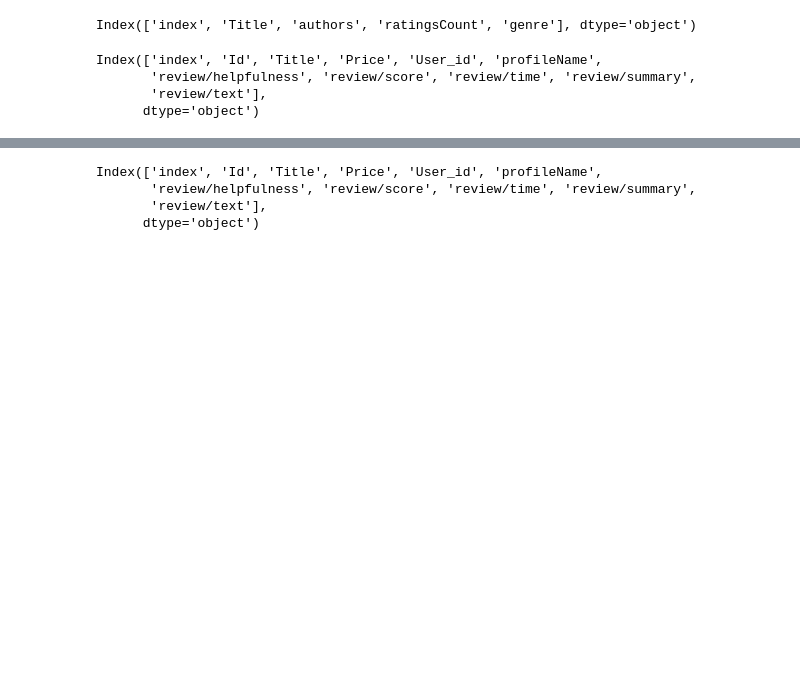
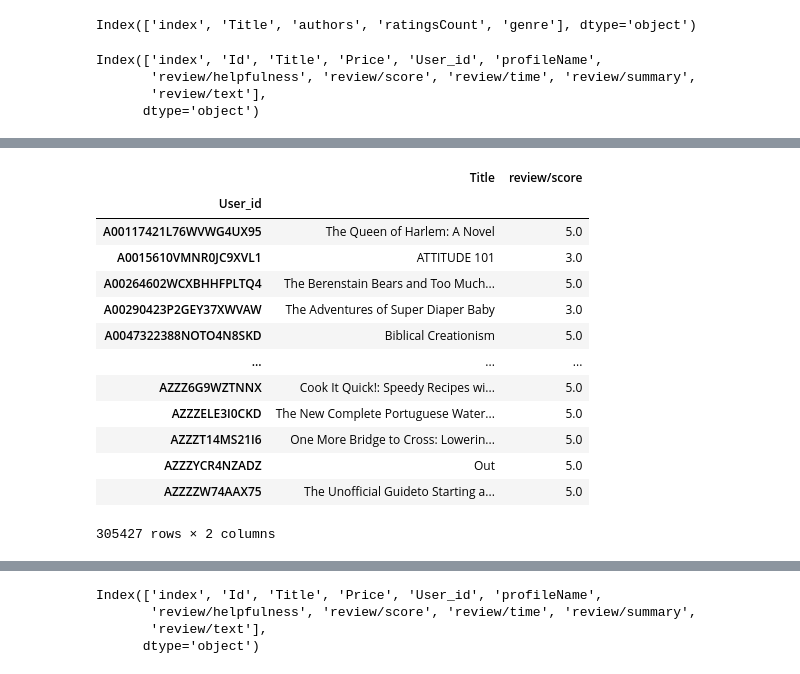
Before and after one commit to jinks145/pj_fireteam-108c, a Jupyter notebook: db.ipynb, the cells around one changed output, grey strips where cells are left out. Drawn from its saved outputs; the diff is of its cells as text; code cells hidden in the pictures; blank space fills up the shorter version.

```diff
--- a/db.ipynb
+++ b/db.ipynb
@@ -42,0 +132,25 @@ display(books_rating_cleaned)
+# %%
+a = test.set_index("User_id", inplace=False)
+# %%
+# a.drop("index", axis=1, inplace=True)
+t2 = a.groupby(['User_id']).agg({
+    'Title': 'first',  # Keeps the first title encountered# Sums up all helpfulness scores
+    'review/score': 'mean'  # Averages the review scores
+})
+# %%
+t2
+# %% [output]
+|  | Title | review/score |
+| User_id |  |  |
+| A00117421L76WVWG4UX95 | The Queen of Harlem: A Novel | 5.0 |
+| A0015610VMNR0JC9XVL1 | ATTITUDE 101 | 3.0 |
+| A00264602WCXBHHFPLTQ4 | The Berenstain Bears and Too Much... | 5.0 |
+| A00290423P2GEY37XWVAW | The Adventures of Super Diaper Baby | 3.0 |
+| A0047322388NOTO4N8SKD | Biblical Creationism | 5.0 |
+| ... | ... | ... |
+| AZZZ6G9WZTNNX | Cook It Quick!: Speedy Recipes wi... | 5.0 |
+| AZZZELE3I0CKD | The New Complete Portuguese Water... | 5.0 |
+| AZZZT14MS21I6 | One More Bridge to Cross: Lowerin... | 5.0 |
+| AZZZYCR4NZADZ | Out | 5.0 |
+| AZZZZW74AAX75 | The Unofficial Guideto Starting a... | 5.0 |
+305427 rows × 2 columns
```
Also changed, not shown: parts of 17 cells of this notebook.
